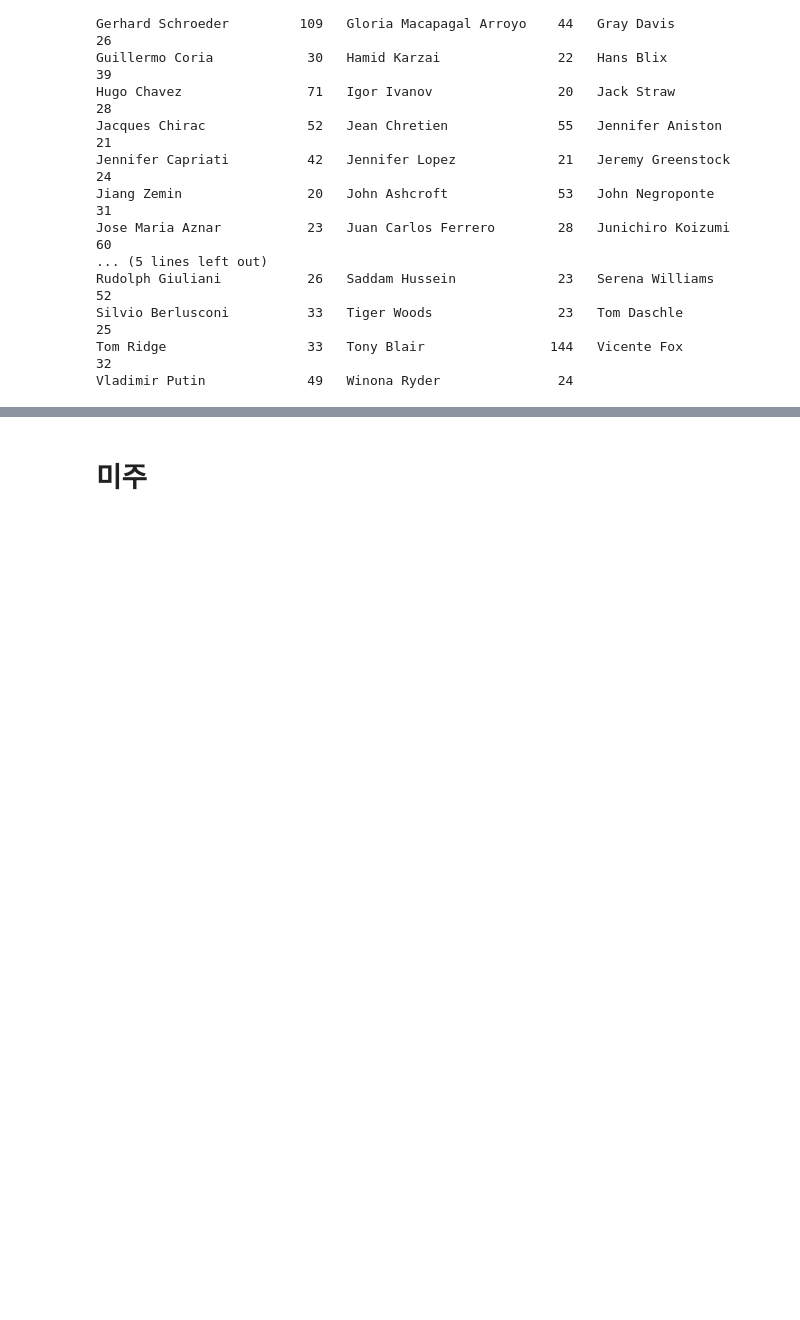
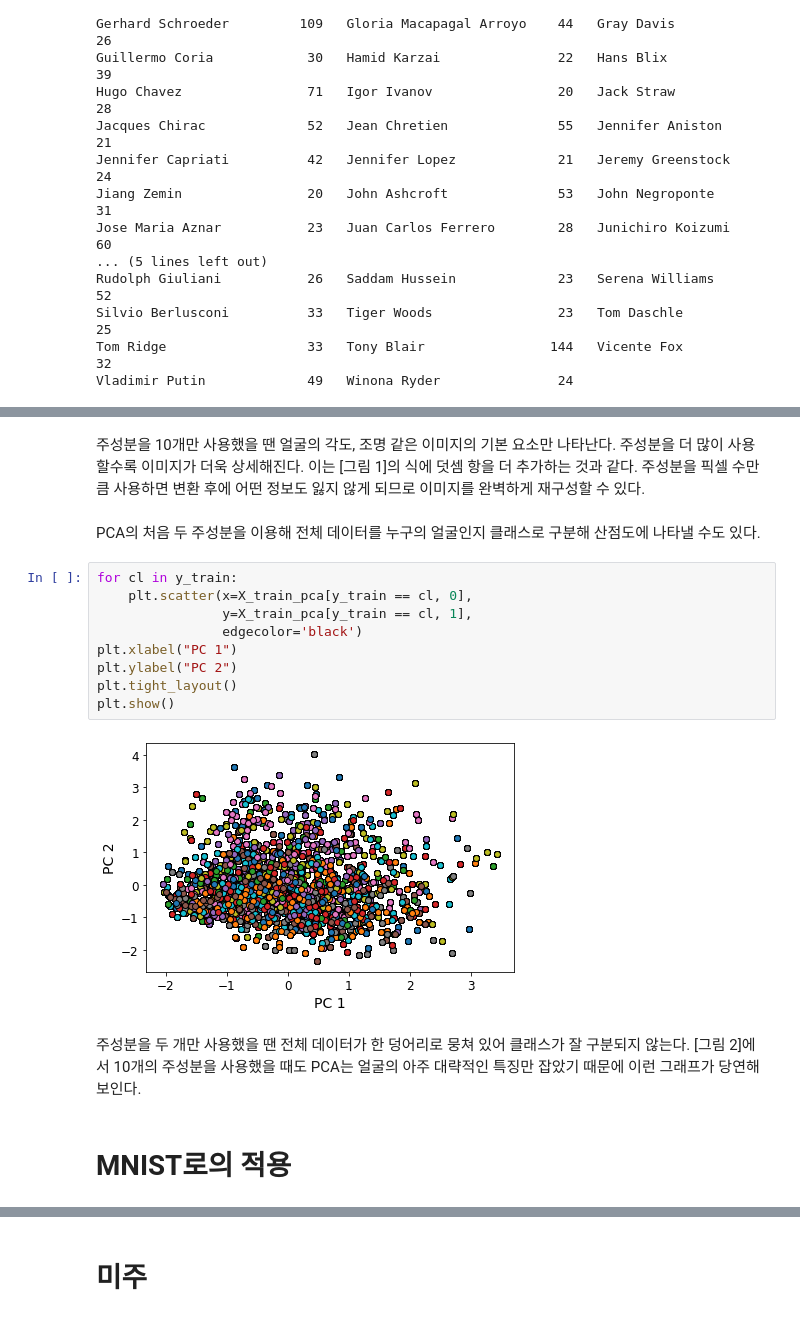
Before and after one commit to Sameta-cani/jwork, a Jupyter notebook: PCA.ipynb, the cells around one changed output, grey strips where cells are left out. Drawn from its saved outputs; the diff is of its cells as text; blank space fills up the shorter version.

```diff
--- a/PCA.ipynb
+++ b/PCA.ipynb
@@ -681,0 +769,19 @@ Vladimir Putin             49   Winona Ryder               24
+# %% [markdown]
+주성분을 10개만 사용했을 땐 얼굴의 각도, 조명 같은 이미지의 기본 요소만 나타난다. 주성분을 더 많이 사용할수록 이미지가 더욱 상세해진다. 이는 [그림 1]의 식에 덧셈 항을 더 추가하는 것과 같다. 주성분을 픽셀 수만큼 사용하면 변환 후에 어떤 정보도 잃지 않게 되므로 이미지를 완벽하게 재구성할 수 있다.
+# %% [markdown]
+PCA의 처음 두 주성분을 이용해 전체 데이터를 누구의 얼굴인지 클래스로 구분해 산점도에 나타낼 수도 있다.
+# %%
+for cl in y_train:
+    plt.scatter(x=X_train_pca[y_train == cl, 0],
+                y=X_train_pca[y_train == cl, 1],
+                edgecolor='black')
+plt.xlabel("PC 1")
+plt.ylabel("PC 2")
+plt.tight_layout()
+plt.show()
+# %% [output]
+[figure, added]
+# %% [markdown]
+주성분을 두 개만 사용했을 땐 전체 데이터가 한 덩어리로 뭉쳐 있어 클래스가 잘 구분되지 않는다. [그림 2]에서 10개의 주성분을 사용했을 때도 PCA는 얼굴의 아주 대략적인 특징만 잡았기 때문에 이런 그래프가 당연해 보인다.
+# %% [markdown]
+# MNIST로의 적용
```
Also changed, not shown: parts of 41 cells of this notebook, 3 other files.
